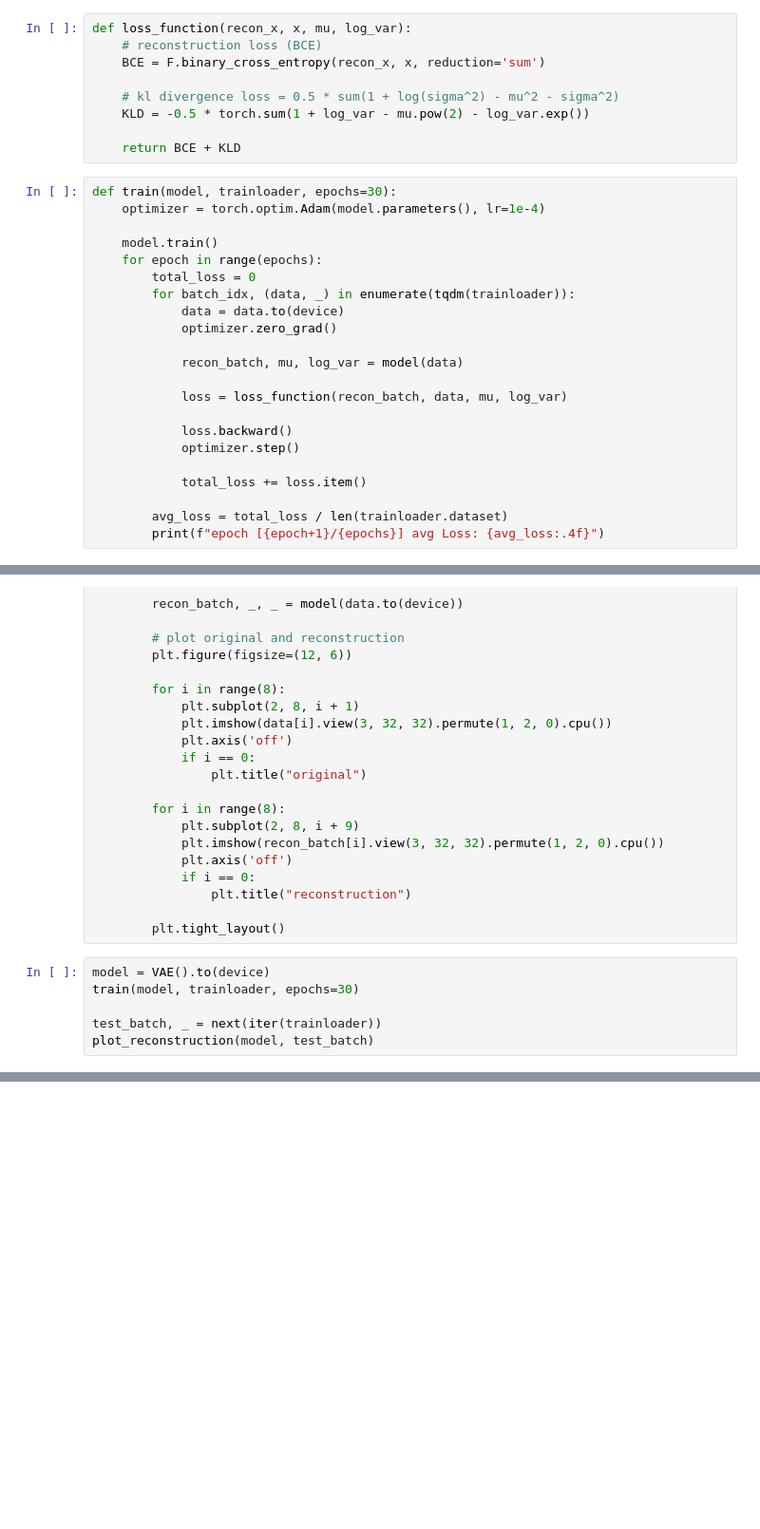
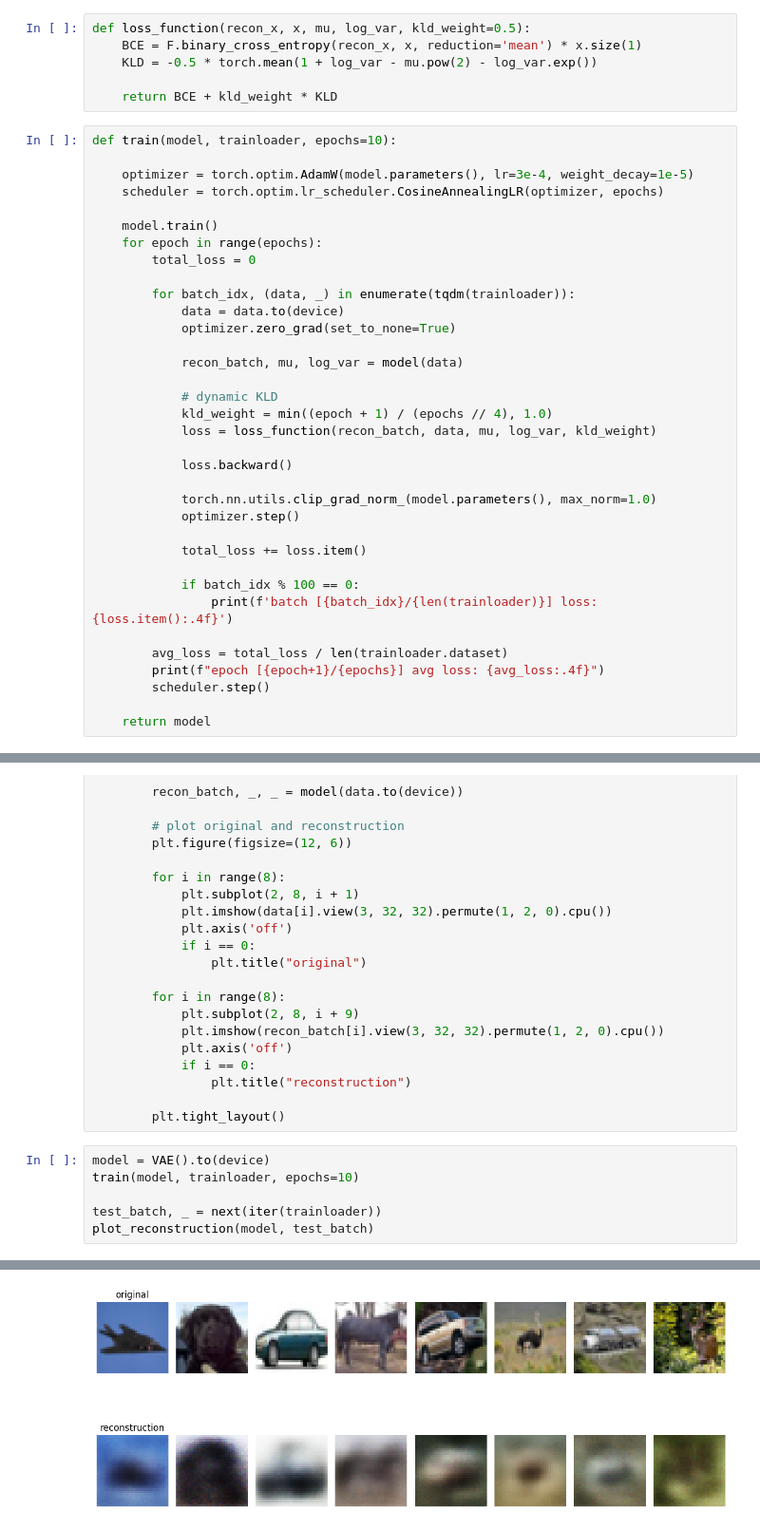
Before and after one commit to arman-hk/paper-impls, a Jupyter notebook: vae.ipynb, the cells around one changed output, grey strips where cells are left out. Shown at 95% size. Saved outputs shown, nothing was run; the diff lists cells and outputs as text; blank space fills up the shorter version.

Commit message:
refactor vae + train + loss

```diff
--- a/vae.ipynb
+++ b/vae.ipynb
@@ -95,34 +107,44 @@ log_var shape: torch.Size([128, 20])
 # %%
-def loss_function(recon_x, x, mu, log_var):
-    # reconstruction loss (BCE)
-    BCE = F.binary_cross_entropy(recon_x, x, reduction='sum')
+def loss_function(recon_x, x, mu, log_var, kld_weight=0.5):
+    BCE = F.binary_cross_entropy(recon_x, x, reduction='mean') * x.size(1)
+    KLD = -0.5 * torch.mean(1 + log_var - mu.pow(2) - log_var.exp())
 
-    # kl divergence loss = 0.5 * sum(1 + log(sigma^2) - mu^2 - sigma^2)
-    KLD = -0.5 * torch.sum(1 + log_var - mu.pow(2) - log_var.exp())
-
-    return BCE + KLD
+    return BCE + kld_weight * KLD
 # %%
-def train(model, trainloader, epochs=30):
-    optimizer = torch.optim.Adam(model.parameters(), lr=1e-4)
+def train(model, trainloader, epochs=10):
+
+    optimizer = torch.optim.AdamW(model.parameters(), lr=3e-4, weight_decay=1e-5)
+    scheduler = torch.optim.lr_scheduler.CosineAnnealingLR(optimizer, epochs)
 
     model.train()
     for epoch in range(epochs):
         total_loss = 0
+
         for batch_idx, (data, _) in enumerate(tqdm(trainloader)):
             data = data.to(device)
-            optimizer.zero_grad()
+            optimizer.zero_grad(set_to_none=True)
 
             recon_batch, mu, log_var = model(data)
 
-            loss = loss_function(recon_batch, data, mu, log_var)
+            # dynamic KLD
+            kld_weight = min((epoch + 1) / (epochs // 4), 1.0)
+            loss = loss_function(recon_batch, data, mu, log_var, kld_weight)
 
             loss.backward()
+
+            torch.nn.utils.clip_grad_norm_(model.parameters(), max_norm=1.0)
             optimizer.step()
 
             total_loss += loss.item()
 
+            if batch_idx % 100 == 0:
+                print(f'batch [{batch_idx}/{len(trainloader)}] loss: {loss.item():.4f}')
+
         avg_loss = total_loss / len(trainloader.dataset)
-        print(f"epoch [{epoch+1}/{epochs}] avg Loss: {avg_loss:.4f}")
+        print(f"epoch [{epoch+1}/{epochs}] avg loss: {avg_loss:.4f}")
+        scheduler.step()
+
+    return model
 # %%
 def plot_reconstruction(model, data):
     model.eval()
@@ -150,7 +172,8 @@ def plot_reconstruction(model, data):
         plt.tight_layout()
 # %%
 model = VAE().to(device)
-train(model, trainloader, epochs=30)
+train(model, trainloader, epochs=10)
 
 test_batch, _ = next(iter(trainloader))
 plot_reconstruction(model, test_batch)
+# %% [output]
@@ -157,3 +230,4 @@ plot_reconstruction(model, test_batch)
+[figure, added]
 # %%
 def generate_images(model, num_images=8):
     model.eval()
```
Also changed, not shown: parts of 5 cells of this notebook.
